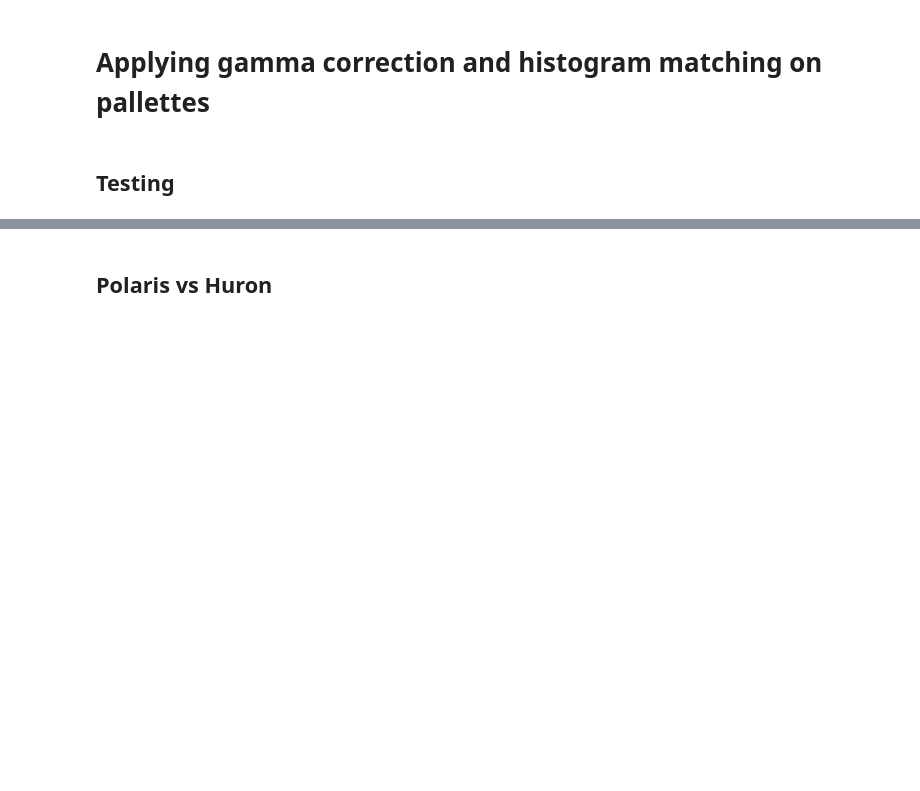
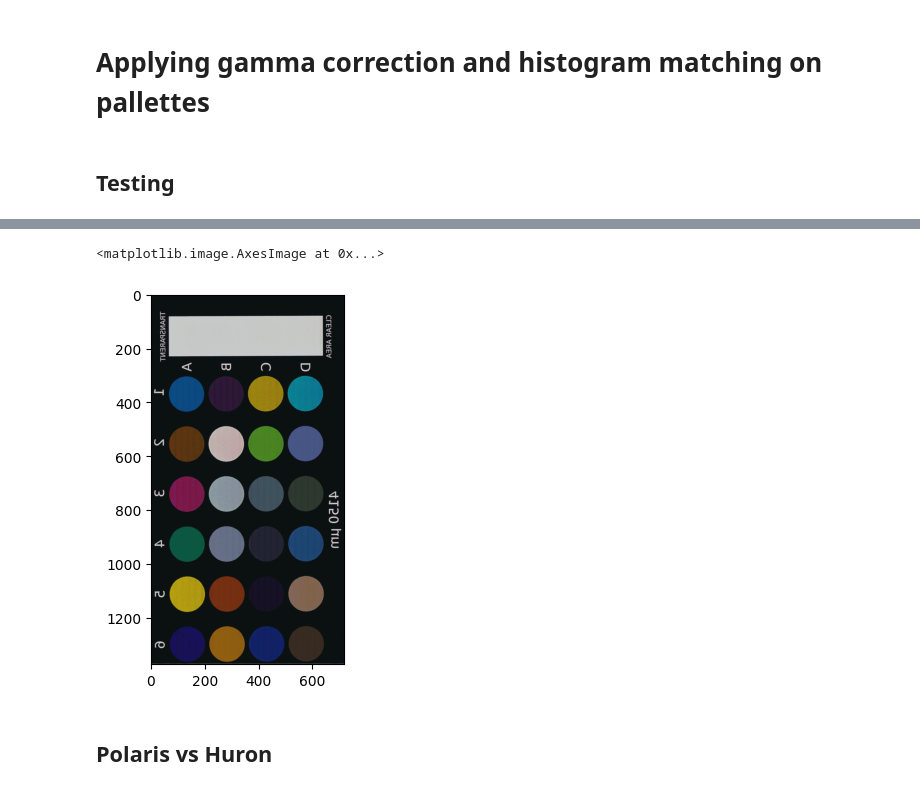
Before and after one commit to slendersold/colour_project, a Jupyter notebook: Hist_matching.ipynb, the cells around one changed output, grey strips where cells are left out. Drawn from its saved outputs; the diff is of its cells as text; code cells hidden in the pictures; blank space fills up the shorter version.

```diff
--- a/Hist_matching.ipynb
+++ b/Hist_matching.ipynb
@@ -181,3 +204,9 @@ dict_keys(['counts', 'values', 'quantiles'])
+# %%
+matched18=transfer_function(hl_pl, 1.8, 'correction')
+plt.imshow(matched18)
+# %% [output]
+<matplotlib.image.AxesImage at 0x...>
+[figure, added]
 # %%
 # fig,axs = plt.subplots(ncols=3)
 # axs[0].imshow(polaris)
```
Also changed, not shown: parts of 10 cells of this notebook.
